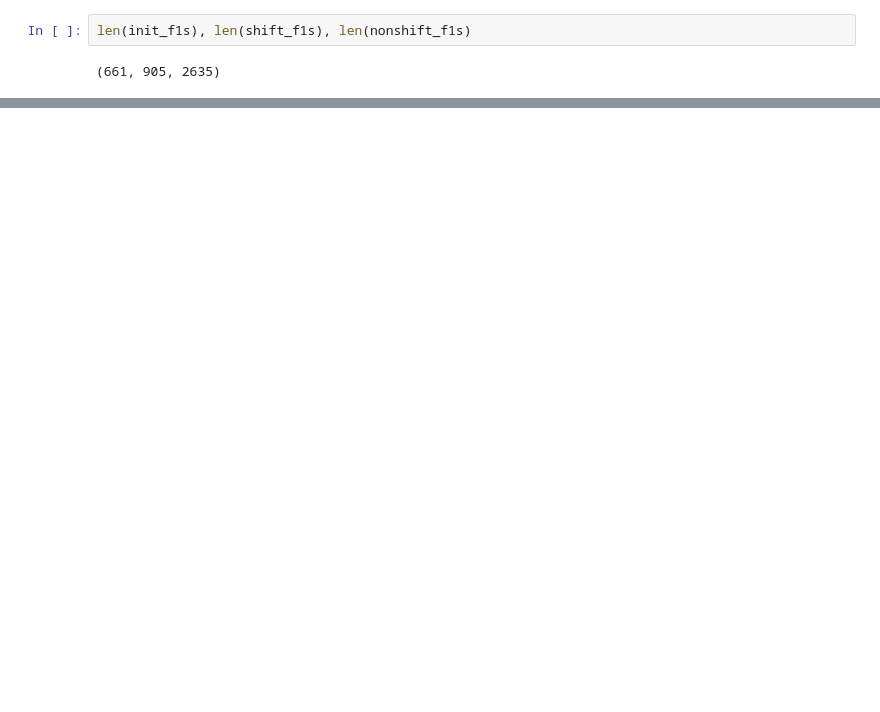
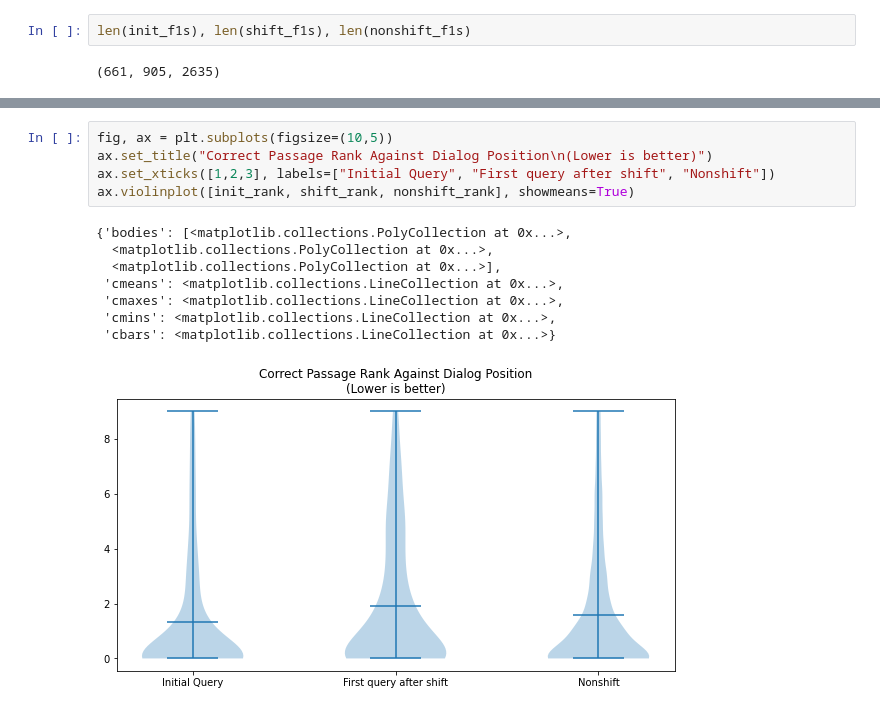
Before and after one commit to gsireesh/multidoc2dial, a Jupyter notebook: scripts/result_viz.ipynb, the cells around one changed output, grey strips where cells are left out. Drawn from its saved outputs; the diff is of its cells as text; blank space fills up the shorter version.

```diff
--- a/scripts/result_viz.ipynb
+++ b/scripts/result_viz.ipynb
@@ -248,0 +283,14 @@ ax.violinplot([init_sb, shift_sb, nonshift_sb], showmeans=True)
+# %%
+fig, ax = plt.subplots(figsize=(10,5))
+ax.set_title("Correct Passage Rank Against Dialog Position\n(Lower is better)")
+ax.set_xticks([1,2,3], labels=["Initial Query", "First query after shift", "Nonshift"])
+ax.violinplot([init_rank, shift_rank, nonshift_rank], showmeans=True)
+# %% [output]
+{'bodies': [<matplotlib.collections.PolyCollection at 0x...>,
+  <matplotlib.collections.PolyCollection at 0x...>,
+  <matplotlib.collections.PolyCollection at 0x...>],
+ 'cmeans': <matplotlib.collections.LineCollection at 0x...>,
+ 'cmaxes': <matplotlib.collections.LineCollection at 0x...>,
+ 'cmins': <matplotlib.collections.LineCollection at 0x...>,
+ 'cbars': <matplotlib.collections.LineCollection at 0x...>}
+[figure, added]
```
Also changed, not shown: parts of 6 cells of this notebook.
